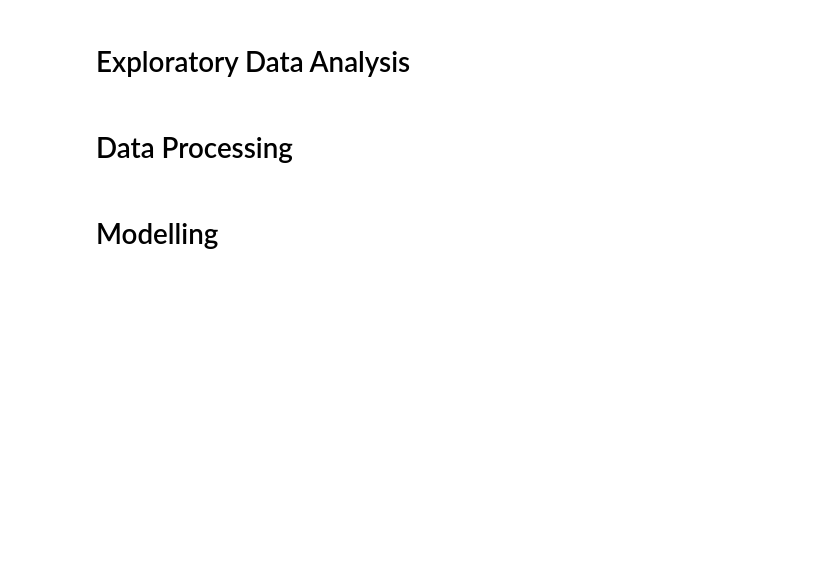
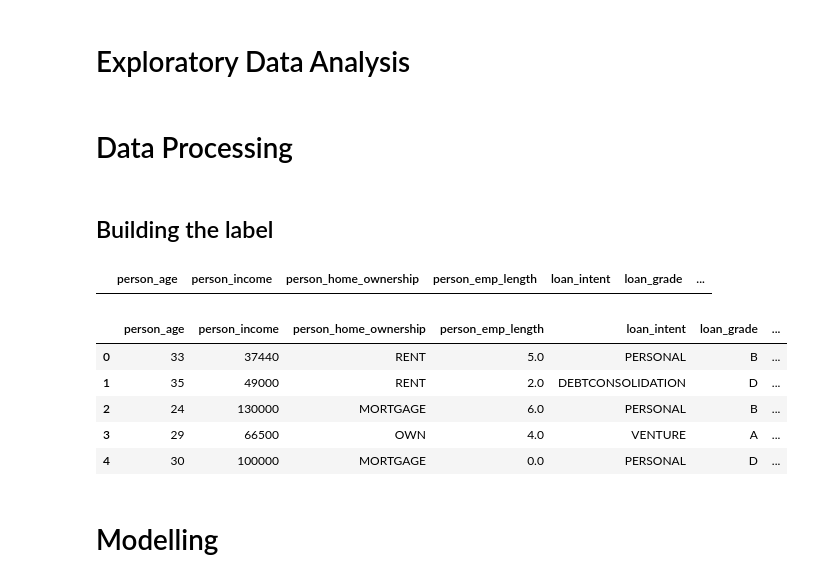
Before and after one commit to erdemsirel/data_science_case, a Jupyter notebook: DataScinceCaseThalia.ipynb, the cells around one changed output. Drawn from its saved outputs; the diff is of its cells as text; code cells hidden in the pictures; blank space fills up the shorter version.

```diff
--- a/DataScinceCaseThalia.ipynb
+++ b/DataScinceCaseThalia.ipynb
@@ -6,2 +16,4 @@
 # %% [markdown]
 # Loading The Data
+# %%
+data = pd.read_csv("https://raw.githubusercontent.com/erdemsirel/data_science_case/main/credit_risk_dataset.csv")
@@ -10,2 +50,4 @@
 # %% [markdown]
 # Data Processing
+# %% [markdown]
+## Building the label
@@ -12,2 +67,15 @@
+# %%
+data[data['loan_status'] != data['label']]
+# %% [output]
+|  | person_age | person_income | person_home_ownership | person_emp_length | loan_intent | loan_grade | ... |
+# %%
+data.head()
+# %% [output]
+|  | person_age | person_income | person_home_ownership | person_emp_length | loan_intent | loan_grade | ... |
+| 0 | 33 | 37440 | RENT | 5.0 | PERSONAL | B | ... |
+| 1 | 35 | 49000 | RENT | 2.0 | DEBTCONSOLIDATION | D | ... |
+| 2 | 24 | 130000 | MORTGAGE | 6.0 | PERSONAL | B | ... |
+| 3 | 29 | 66500 | OWN | 4.0 | VENTURE | A | ... |
+| 4 | 30 | 100000 | MORTGAGE | 0.0 | PERSONAL | D | ... |
 # %% [markdown]
 # Modelling
```
Also changed, not shown: parts of 12 cells of this notebook.
